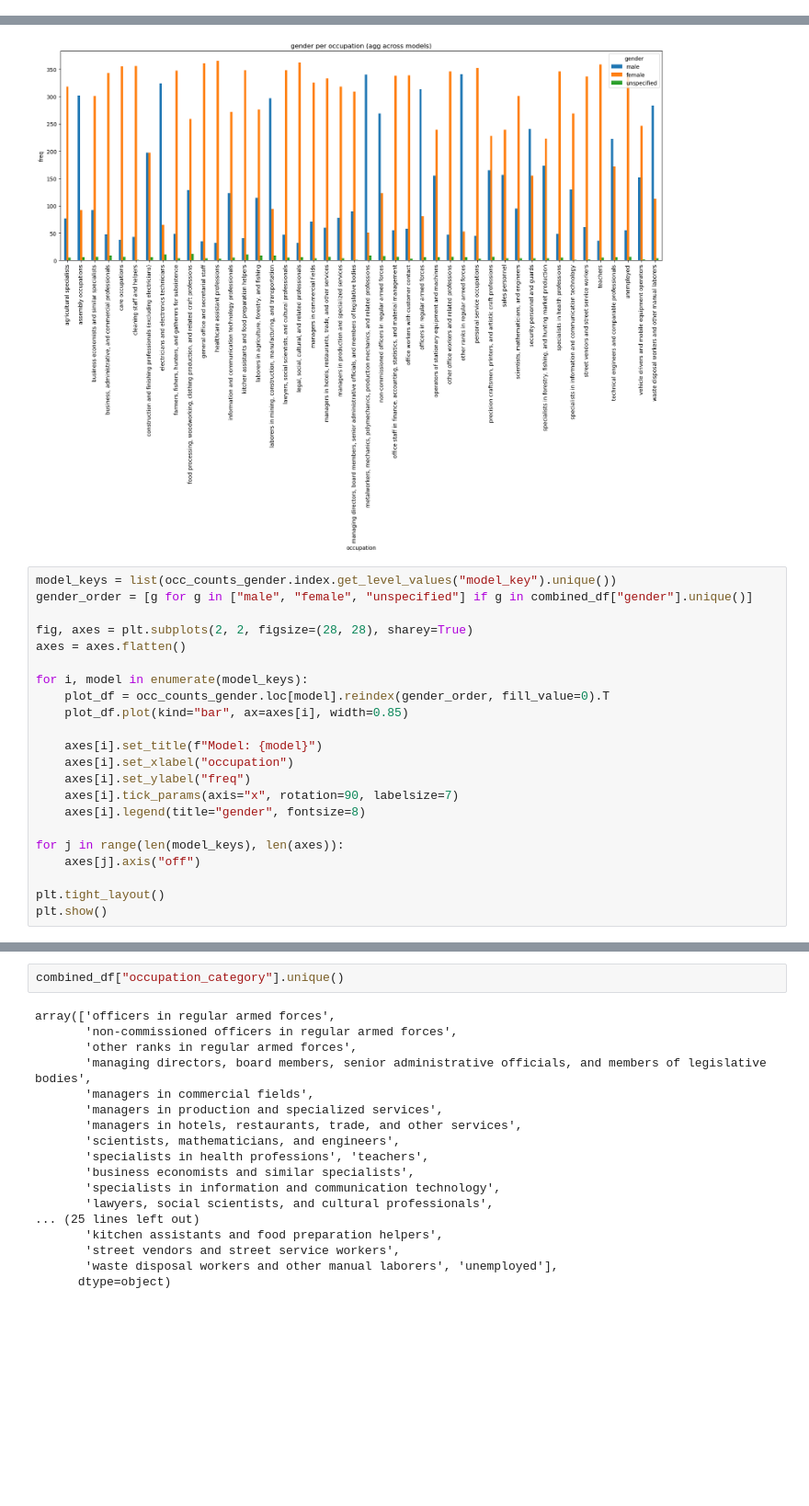
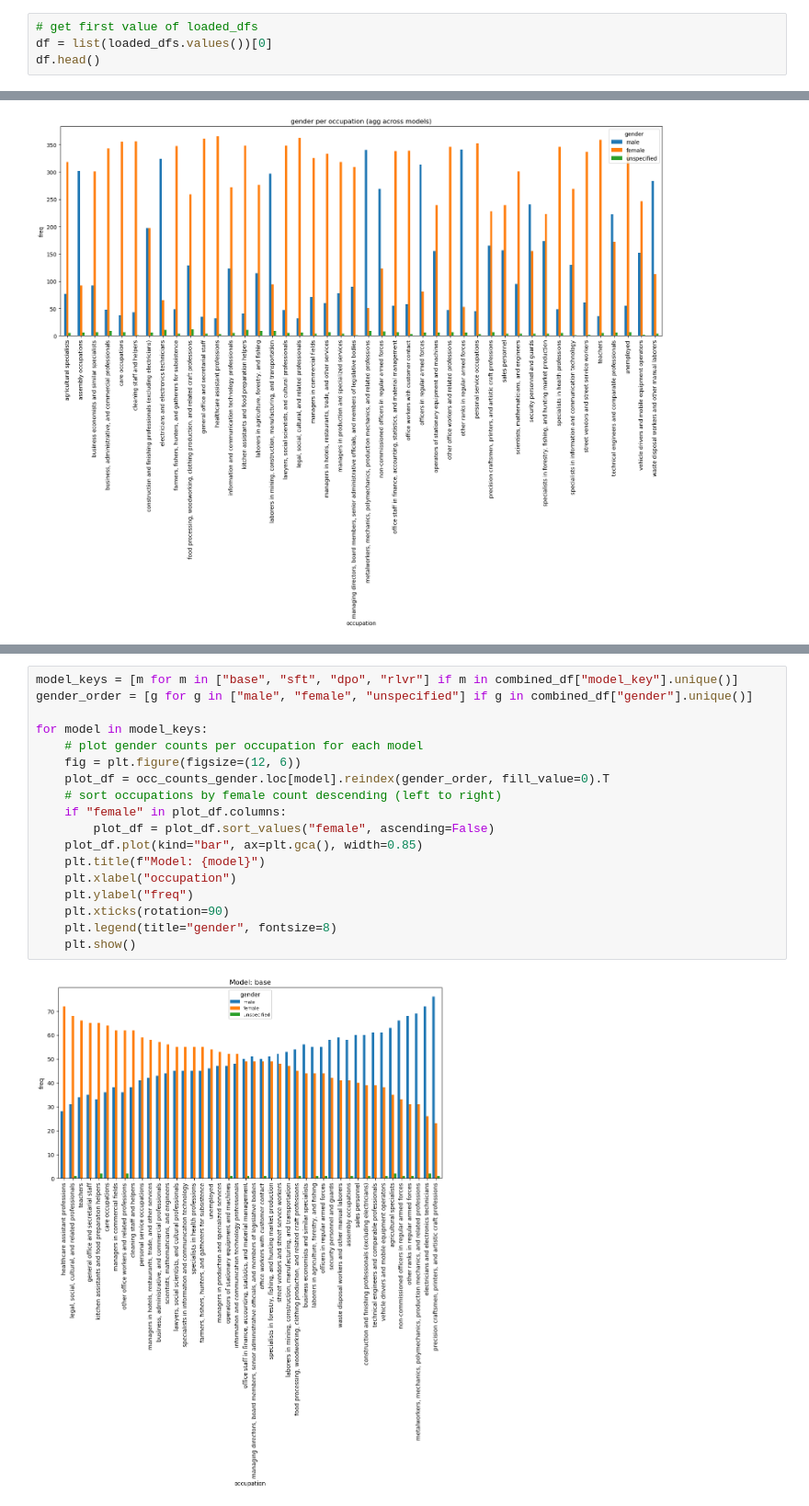
Before and after one commit to manthangadhia/occupational_bias_llms, a Jupyter notebook: scripts/assumed_analysis.ipynb, the cells around one changed output, grey strips where cells are left out. Shown at 92% size. Saved outputs shown, nothing was run; the diff lists cells and outputs as text; blank space fills up the shorter version.

Commit message:
Running analysis on gender-occupation breakdown for assumed prompt cases

```diff
--- a/scripts/assumed_analysis.ipynb
+++ b/scripts/assumed_analysis.ipynb
@@ -23,0 +21,4 @@ metrics_olmo7b_sft_assumed_all_temps
+# %%
+# get first value of loaded_dfs
+df = list(loaded_dfs.values())[0]
+df.head()
@@ -86,25 +99,3 @@ plt.tight_layout()
 plt.show()
 # %% [output]
 [figure]
-# %%
-model_keys = list(occ_counts_gender.index.get_level_values("model_key").unique())
-gender_order = [g for g in ["male", "female", "unspecified"] if g in combined_df["gender"].unique()]
-
-fig, axes = plt.subplots(2, 2, figsize=(28, 28), sharey=True)
-axes = axes.flatten()
-
-for i, model in enumerate(model_keys):
-    plot_df = occ_counts_gender.loc[model].reindex(gender_order, fill_value=0).T
-    plot_df.plot(kind="bar", ax=axes[i], width=0.85)
-
-    axes[i].set_title(f"Model: {model}")
-    axes[i].set_xlabel("occupation")
-    axes[i].set_ylabel("freq")
-    axes[i].tick_params(axis="x", rotation=90, labelsize=7)
-    axes[i].legend(title="gender", fontsize=8)
-
-for j in range(len(model_keys), len(axes)):
-    axes[j].axis("off")
-
-plt.tight_layout()
-plt.show()
@@ -113,20 +102,20 @@ plt.show()
-# %%
-combined_df["occupation_category"].unique()
-# %% [output]
-array(['officers in regular armed forces',
-       'non-commissioned officers in regular armed forces',
-       'other ranks in regular armed forces',
-       'managing directors, board members, senior administrative officials, and members of legislative bodies',
-       'managers in commercial fields',
-       'managers in production and specialized services',
-       'managers in hotels, restaurants, trade, and other services',
-       'scientists, mathematicians, and engineers',
-       'specialists in health professions', 'teachers',
-       'business economists and similar specialists',
-       'specialists in information and communication technology',
-       'lawyers, social scientists, and cultural professionals',
-... (25 lines left out)
-       'kitchen assistants and food preparation helpers',
-       'street vendors and street service workers',
-       'waste disposal workers and other manual laborers', 'unemployed'],
-      dtype=object)
+# %%
+model_keys = [m for m in ["base", "sft", "dpo", "rlvr"] if m in combined_df["model_key"].unique()]
+gender_order = [g for g in ["male", "female", "unspecified"] if g in combined_df["gender"].unique()]
+
+for model in model_keys:
+    # plot gender counts per occupation for each model
+    fig = plt.figure(figsize=(12, 6))
+    plot_df = occ_counts_gender.loc[model].reindex(gender_order, fill_value=0).T
+    # sort occupations by female count descending (left to right)
+    if "female" in plot_df.columns:
+        plot_df = plot_df.sort_values("female", ascending=False)
+    plot_df.plot(kind="bar", ax=plt.gca(), width=0.85)
+    plt.title(f"Model: {model}")
+    plt.xlabel("occupation")
+    plt.ylabel("freq")
+    plt.xticks(rotation=90)
+    plt.legend(title="gender", fontsize=8)
+    plt.show()
+# %% [output]
+[figure, added]
```
Also changed, not shown: parts of 7 cells of this notebook, 8 other files.
